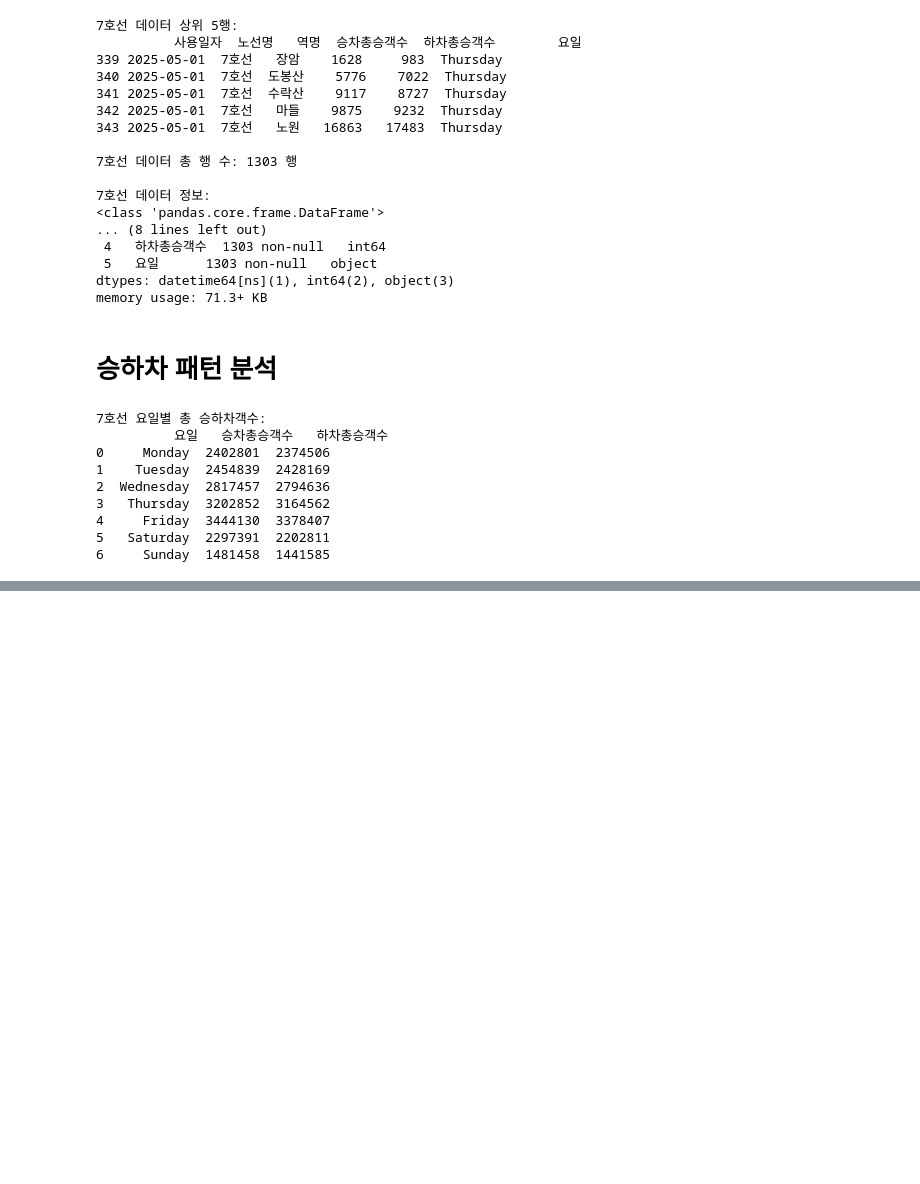
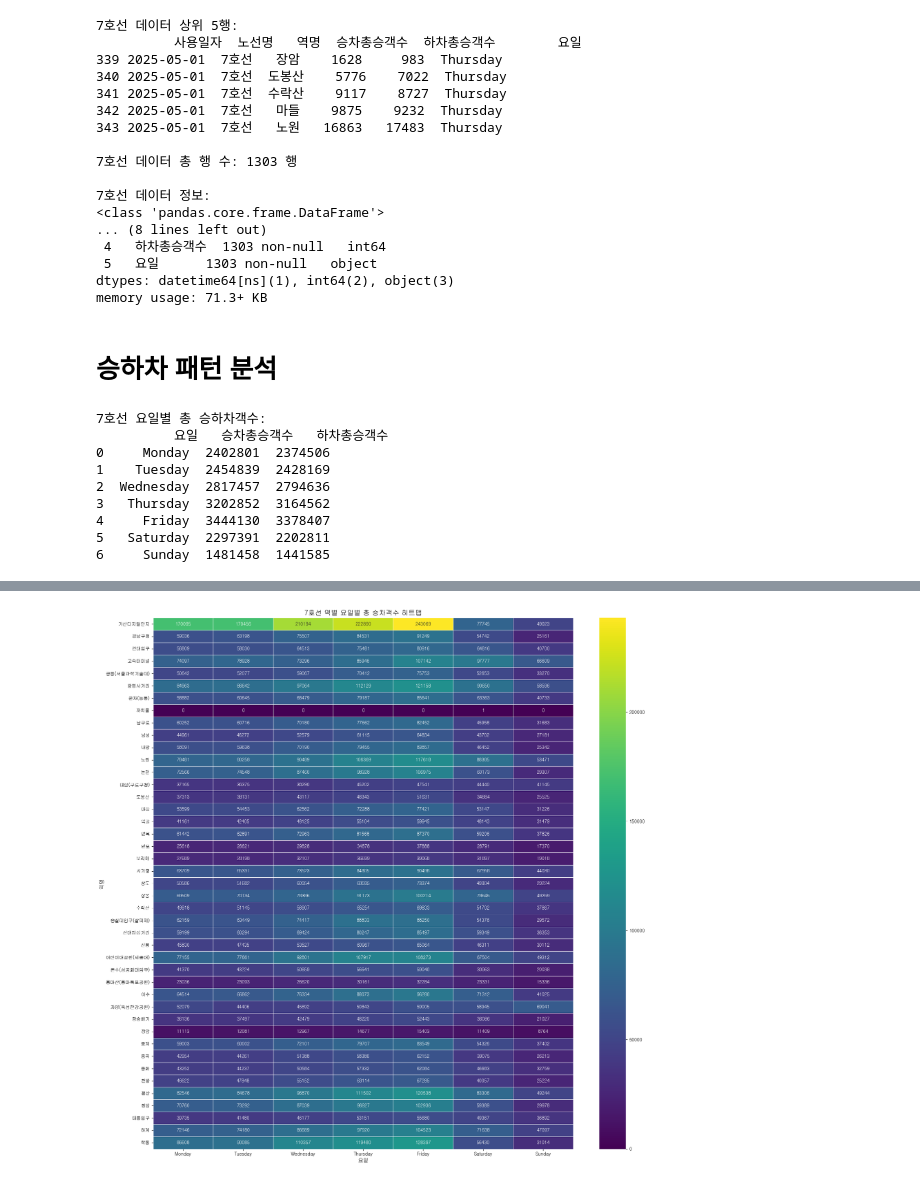
Before and after one commit to sjun4040/Subway_line7_pattern_analysis, a Jupyter notebook: SUBWAY.ipynb, the cells around one changed output, grey strips where cells are left out. Drawn from its saved outputs; the diff is of its cells as text; code cells hidden in the pictures; blank space fills up the shorter version.

```diff
--- a/SUBWAY.ipynb
+++ b/SUBWAY.ipynb
@@ -158,0 +216,7 @@ plt.show()
+# %%
+line_7_station_daily_pattern = line_7_df.groupby(['역명', '요일'], observed=False)[['승차총승객수', '하차총승객수']].sum().reset_index()
+line_7_station_daily_pattern['승하차_비율'] = line_7_station_daily_pattern['하차총승객수'] / line_7_station_daily_pattern['승차총승객수']
+line_7_station_daily_pattern['승하차_비율'].replace([np.inf, -np.inf], np.nan, inplace=True)
+line_7_station_daily_pattern['승하차_비율'].fillna(0, inplace=True)
+print("\n7호선 역별 요일별 총 승하차객수 (일부):")
+print(line_7_station_daily_pattern.head())
@@ -158,0 +256,14 @@ plt.show()
+# %%
+# 7호선 역별 요일별 승차 데이터 피봇
+line_7_station_pivot_in = line_7_station_daily_pattern.pivot_table(index='역명', columns='요일', values='승차총승객수')
+line_7_station_pivot_in = line_7_station_pivot_in[weekday_order] # 요일 순서 정렬
+
+plt.figure(figsize=(18, max(8, len(line_7_station_pivot_in) * 0.4))) # 역 수에 따라 높이 조절
+sns.heatmap(line_7_station_pivot_in, cmap='viridis', annot=True, fmt=".0f", linewidths=.5, linecolor='white')
+plt.title('7호선 역별 요일별 총 승차객수 히트맵', fontsize=15)
+plt.xlabel('요일', fontsize=12)
+plt.ylabel('역명', fontsize=12)
+plt.tight_layout()
+plt.show()
+# %% [output]
+[figure, added]
```
Also changed, not shown: parts of 6 cells of this notebook.
